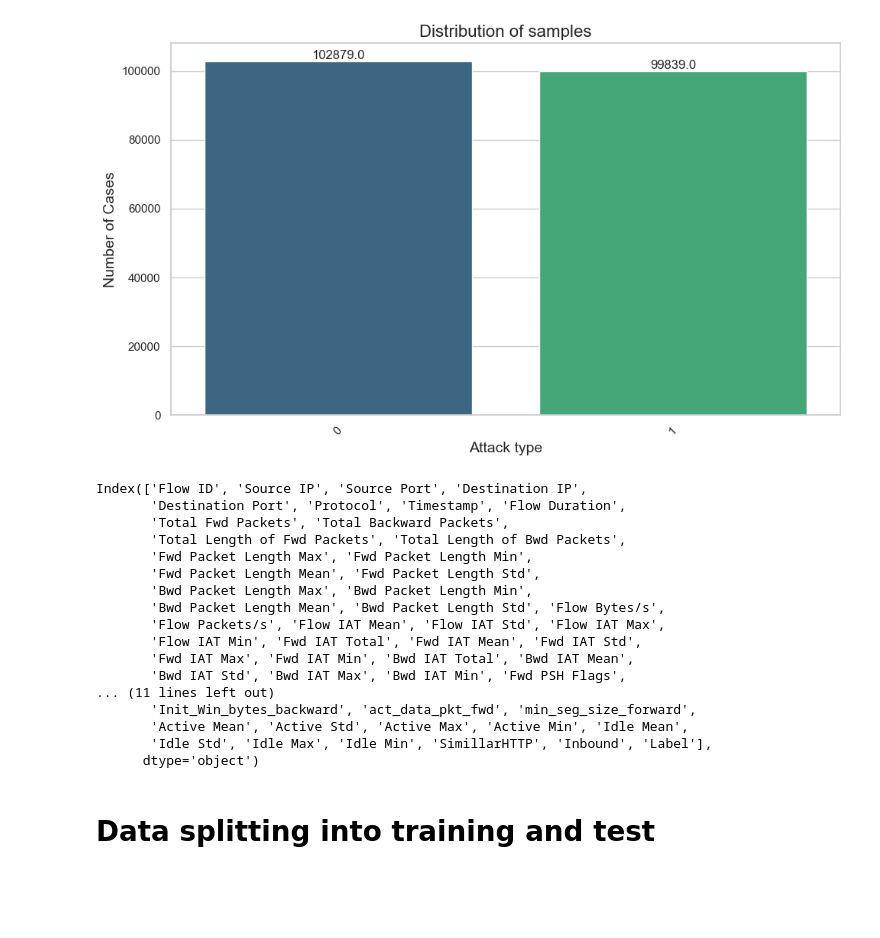
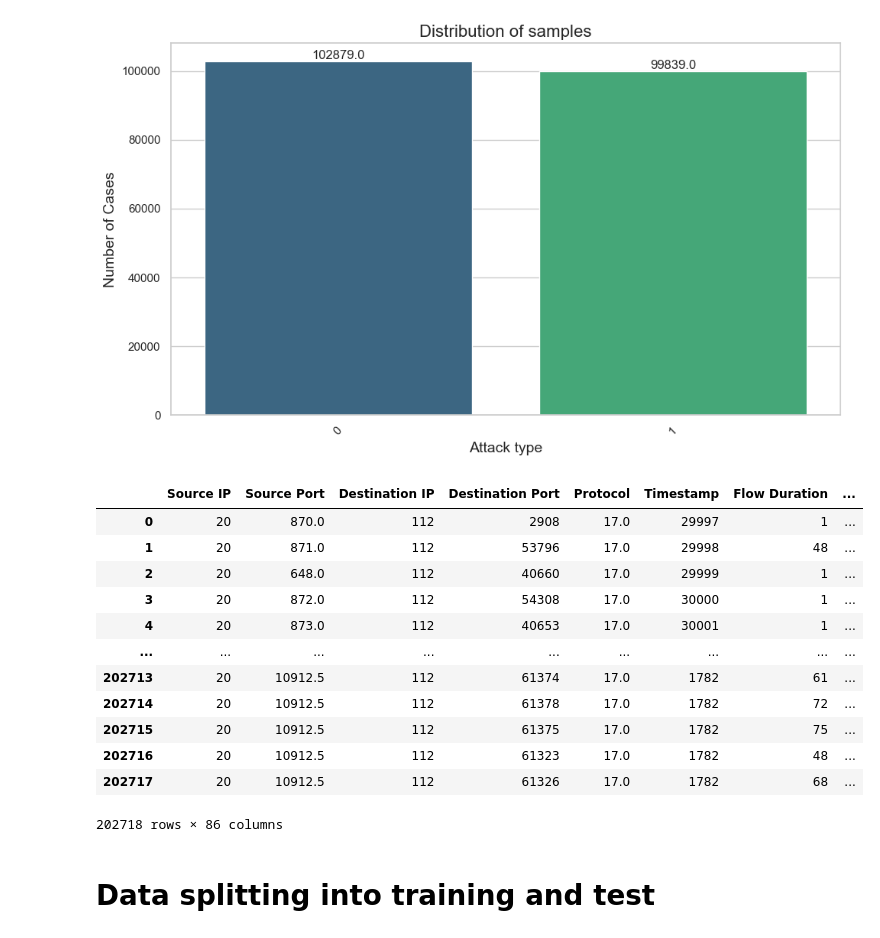
Before and after one commit to DragoBJJ/DDoS-attacks-classification, a Jupyter notebook: DDoSAttacksClassification.ipynb, the cells around one changed output. Saved outputs shown, nothing was run; the diff lists cells and outputs as text; code cells hidden in the pictures; blank space fills up the shorter version.

```diff
--- a/DDoSAttacksClassification.ipynb
+++ b/DDoSAttacksClassification.ipynb
@@ -387,25 +387,21 @@ def encode_object_columns(df):
     return df
 # %%
 new_dataset = encode_object_columns(mapped_df)
-new_dataset.columns
+new_dataset
 # %% [output]
+|  | Source IP | Source Port | Destination IP | Destination Port | Protocol | Timestamp | Flow Duration | ... |
+| 0 | 20 | 870.0 | 112 | 2908 | 17.0 | 29997 | 1 | ... |
+| 1 | 20 | 871.0 | 112 | 53796 | 17.0 | 29998 | 48 | ... |
+| 2 | 20 | 648.0 | 112 | 40660 | 17.0 | 29999 | 1 | ... |
+| 3 | 20 | 872.0 | 112 | 54308 | 17.0 | 30000 | 1 | ... |
+| 4 | 20 | 873.0 | 112 | 40653 | 17.0 | 30001 | 1 | ... |
+| ... | ... | ... | ... | ... | ... | ... | ... | ... |
+| 202713 | 20 | 10912.5 | 112 | 61374 | 17.0 | 1782 | 61 | ... |
+| 202714 | 20 | 10912.5 | 112 | 61378 | 17.0 | 1782 | 72 | ... |
+| 202715 | 20 | 10912.5 | 112 | 61375 | 17.0 | 1782 | 75 | ... |
+| 202716 | 20 | 10912.5 | 112 | 61323 | 17.0 | 1782 | 48 | ... |
+| 202717 | 20 | 10912.5 | 112 | 61326 | 17.0 | 1782 | 68 | ... |
-Index(['Flow ID', 'Source IP', 'Source Port', 'Destination IP',
-       'Destination Port', 'Protocol', 'Timestamp', 'Flow Duration',
-       'Total Fwd Packets', 'Total Backward Packets',
-       'Total Length of Fwd Packets', 'Total Length of Bwd Packets',
-       'Fwd Packet Length Max', 'Fwd Packet Length Min',
-       'Fwd Packet Length Mean', 'Fwd Packet Length Std',
-       'Bwd Packet Length Max', 'Bwd Packet Length Min',
-       'Bwd Packet Length Mean', 'Bwd Packet Length Std', 'Flow Bytes/s',
-       'Flow Packets/s', 'Flow IAT Mean', 'Flow IAT Std', 'Flow IAT Max',
-       'Flow IAT Min', 'Fwd IAT Total', 'Fwd IAT Mean', 'Fwd IAT Std',
-       'Fwd IAT Max', 'Fwd IAT Min', 'Bwd IAT Total', 'Bwd IAT Mean',
-       'Bwd IAT Std', 'Bwd IAT Max', 'Bwd IAT Min', 'Fwd PSH Flags',
-... (11 lines left out)
-       'Init_Win_bytes_backward', 'act_data_pkt_fwd', 'min_seg_size_forward',
-       'Active Mean', 'Active Std', 'Active Max', 'Active Min', 'Idle Mean',
-       'Idle Std', 'Idle Max', 'Idle Min', 'SimillarHTTP', 'Inbound', 'Label'],
-      dtype='object')
+202718 rows × 86 columns
 # %% [markdown]
 # Data splitting into training and test
 # %%
```
Also changed, not shown: parts of 3 cells of this notebook.
